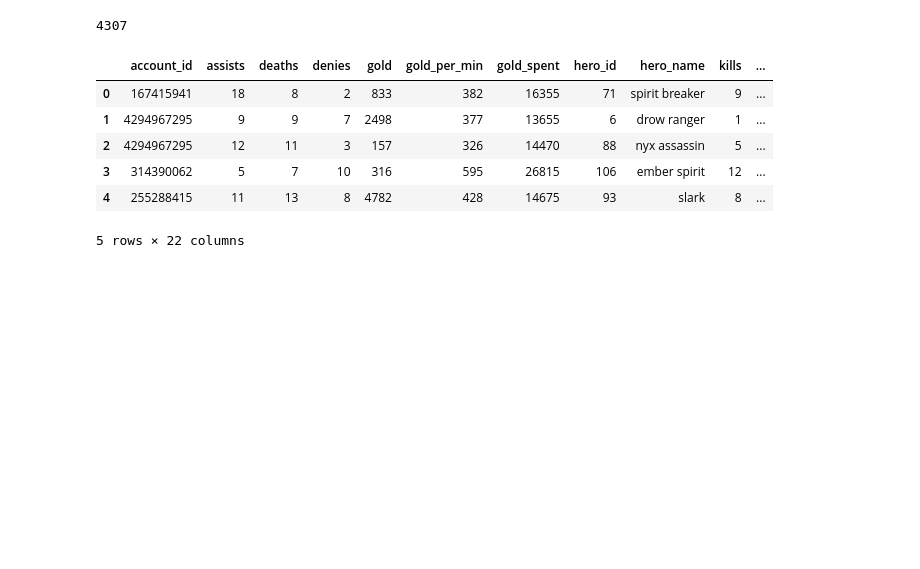
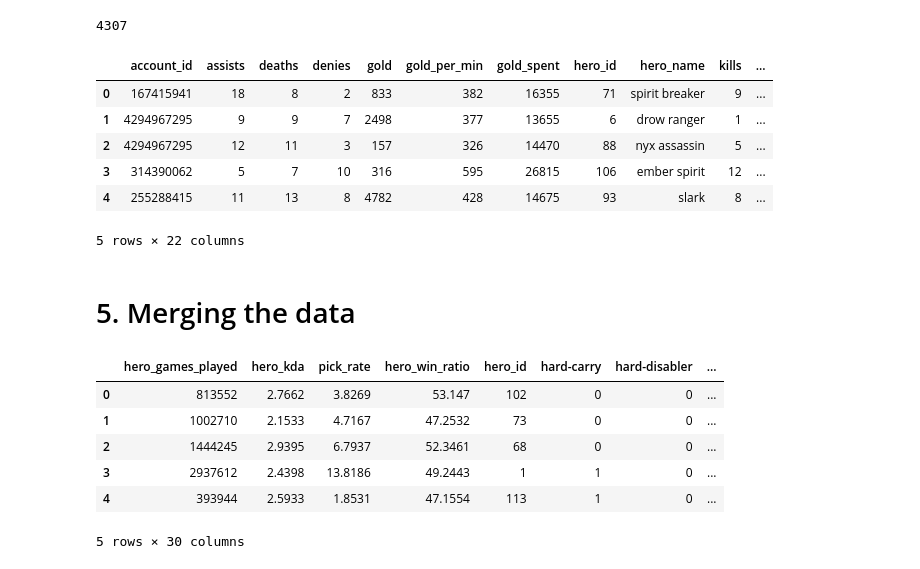
Before and after one commit to Samuel-Campbell/dota2, a Jupyter notebook: src/Dota2_Analysis.ipynb, the cells around one changed output. Saved outputs shown, nothing was run; the diff lists cells and outputs as text; code cells hidden in the pictures; blank space fills up the shorter version.

```diff
--- a/src/Dota2_Analysis.ipynb
+++ b/src/Dota2_Analysis.ipynb
@@ -683,3 +683,16 @@ players_df.head()
 | 3 | 314390062 | 5 | 7 | 10 | 316 | 595 | 26815 | 106 | ember spirit | 12 | ... |
 | 4 | 255288415 | 11 | 13 | 8 | 4782 | 428 | 14675 | 93 | slark | 8 | ... |
 5 rows × 22 columns
+# %% [markdown]
+# 5. Merging the data
+# %%
+hero_df = hero_df.drop(columns=['hero_name'])
+hero_df.head()
+# %% [output]
+|  | hero_games_played | hero_kda | pick_rate | hero_win_ratio | hero_id | hard-carry | hard-disabler | ... |
+| 0 | 813552 | 2.7662 | 3.8269 | 53.147 | 102 | 0 | 0 | ... |
+| 1 | 1002710 | 2.1533 | 4.7167 | 47.2532 | 73 | 0 | 0 | ... |
+| 2 | 1444245 | 2.9395 | 6.7937 | 52.3461 | 68 | 0 | 0 | ... |
+| 3 | 2937612 | 2.4398 | 13.8186 | 49.2443 | 1 | 1 | 0 | ... |
+| 4 | 393944 | 2.5933 | 1.8531 | 47.1554 | 113 | 1 | 0 | ... |
+5 rows × 30 columns
```
Also changed, not shown: parts of 4 cells of this notebook.
